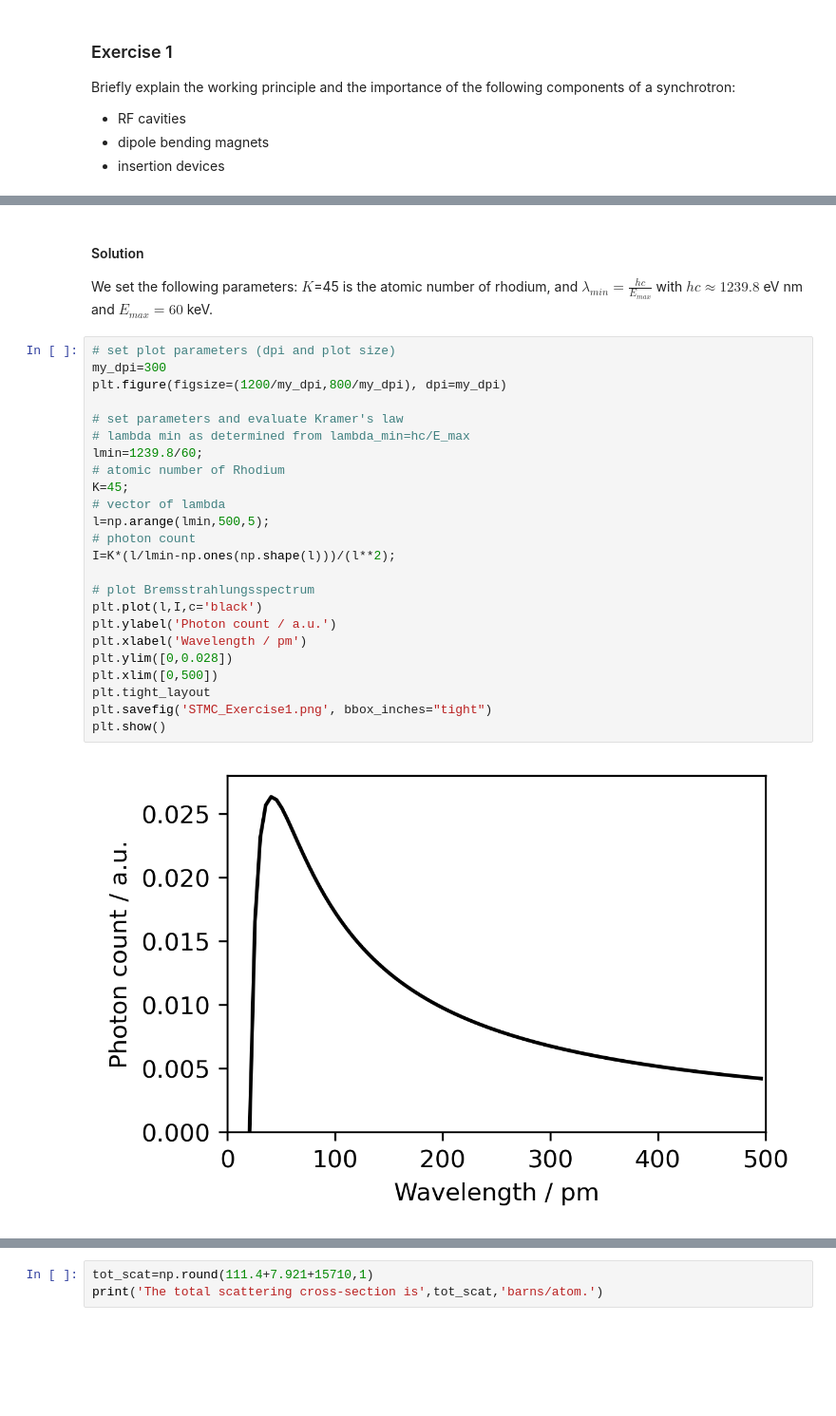
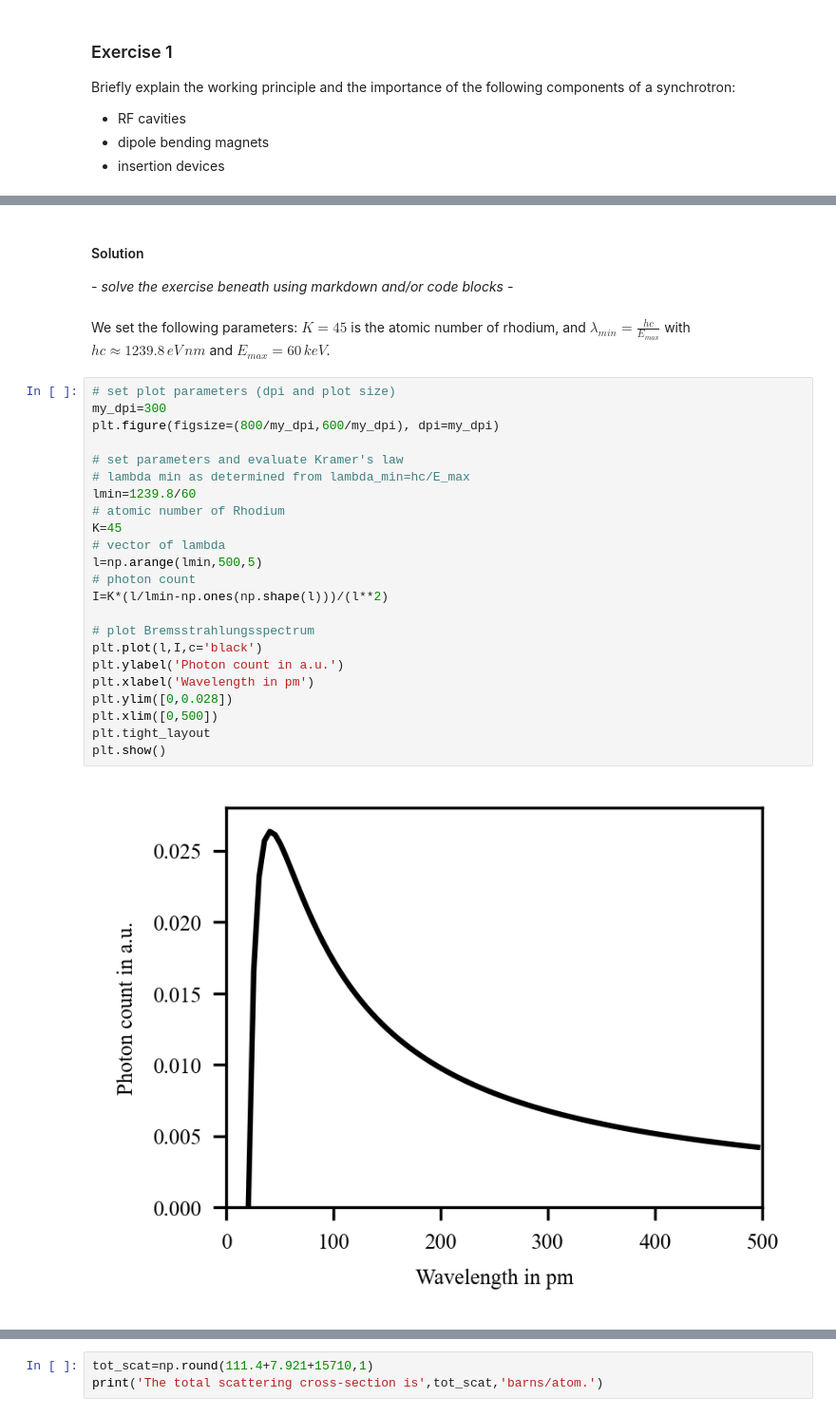
Before and after one commit to cawi-hro/SynchotronTechniques_MSF_CDMA, a Jupyter notebook: notebooks/solutions/01_STMC_X-ray_generation_and_interaction_with_matter_solution.ipynb, the cells around one changed output, grey strips where cells are left out. Shown at 95% size. Saved outputs shown, nothing was run; the diff lists cells and outputs as text; blank space fills up the shorter version.

```diff
--- a/notebooks/solutions/01_STMC_X-ray_generation_and_interaction_with_matter_solution.ipynb
+++ b/notebooks/solutions/01_STMC_X-ray_generation_and_interaction_with_matter_solution.ipynb
@@ -41,31 +58,31 @@ The Bremsstrahlungsspectrum of an X-ray source can be approximated by Kramer's l
+# %% [markdown]
+#### Solution
+_- solve the exercise beneath using markdown and/or code blocks -_
 # %% [markdown]
-#### Solution
-
-We set the following parameters: $K$=45 is the atomic number of rhodium, and $\lambda_{min}=\frac{hc}{E_{max}}$ with $hc\approx 1239.8$ eV nm and $E_{max}=60$ keV.
+We set the following parameters: $K=45$ is the atomic number of rhodium, and $\lambda_{min}=\frac{hc}{E_{max}}$ with $hc\approx 1239.8\,eV\,nm$ and $E_{max}=60\,keV$.
 # %%
 # set plot parameters (dpi and plot size)
 my_dpi=300
-plt.figure(figsize=(1200/my_dpi,800/my_dpi), dpi=my_dpi)
+plt.figure(figsize=(800/my_dpi,600/my_dpi), dpi=my_dpi)
 
 # set parameters and evaluate Kramer's law
 # lambda min as determined from lambda_min=hc/E_max
-lmin=1239.8/60;
+lmin=1239.8/60
 # atomic number of Rhodium
-K=45;
+K=45
 # vector of lambda
-l=np.arange(lmin,500,5);
+l=np.arange(lmin,500,5)
 # photon count
-I=K*(l/lmin-np.ones(np.shape(l)))/(l**2);
+I=K*(l/lmin-np.ones(np.shape(l)))/(l**2)
 
 # plot Bremsstrahlungsspectrum
 plt.plot(l,I,c='black')
-plt.ylabel('Photon count / a.u.')
-plt.xlabel('Wavelength / pm')
+plt.ylabel('Photon count in a.u.')
+plt.xlabel('Wavelength in pm')
 plt.ylim([0,0.028])
 plt.xlim([0,500])
 plt.tight_layout
-plt.savefig('STMC_Exercise1.png', bbox_inches="tight")
 plt.show()
 # %% [output]
-[figure, old version]
+[figure, new version]
 # %% [markdown]
```
Also changed, not shown: parts of 18 cells of this notebook, 2 other files.
